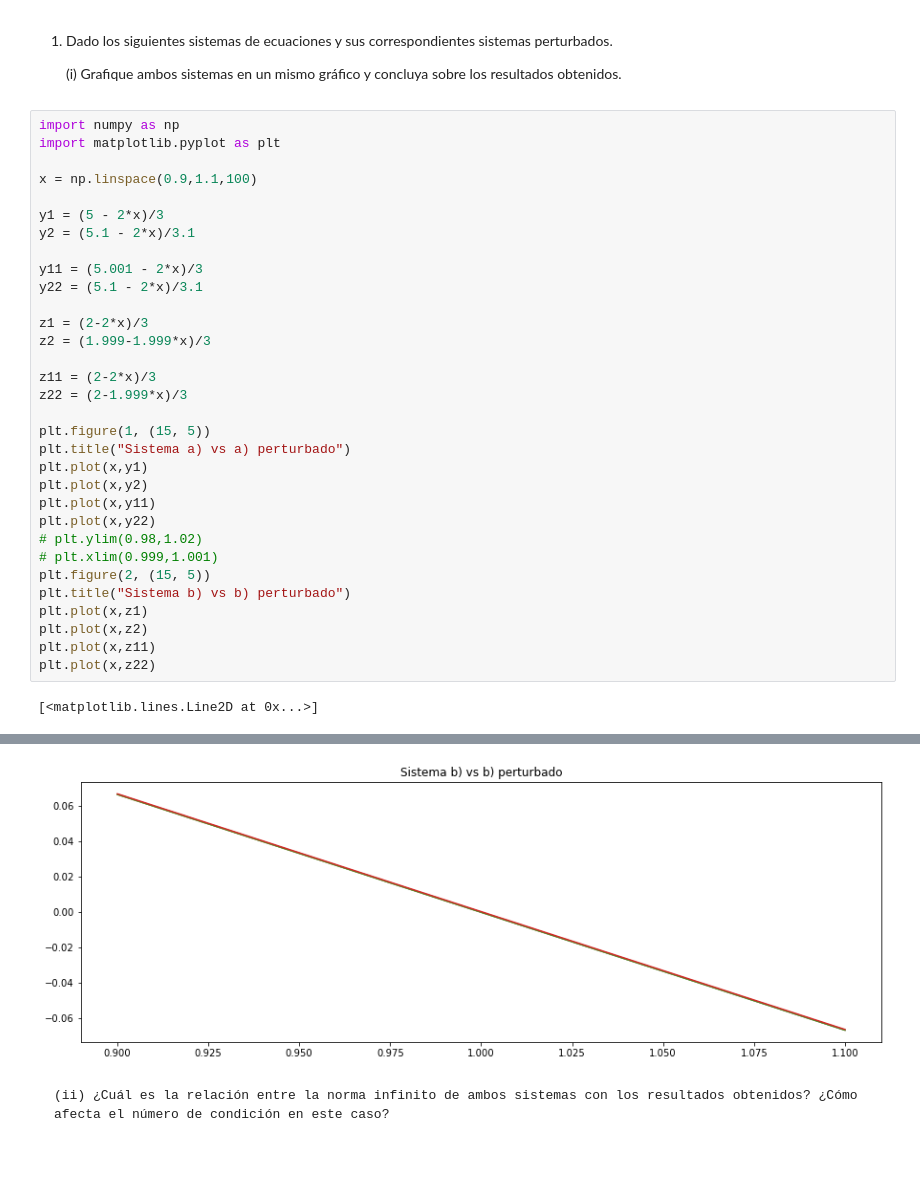
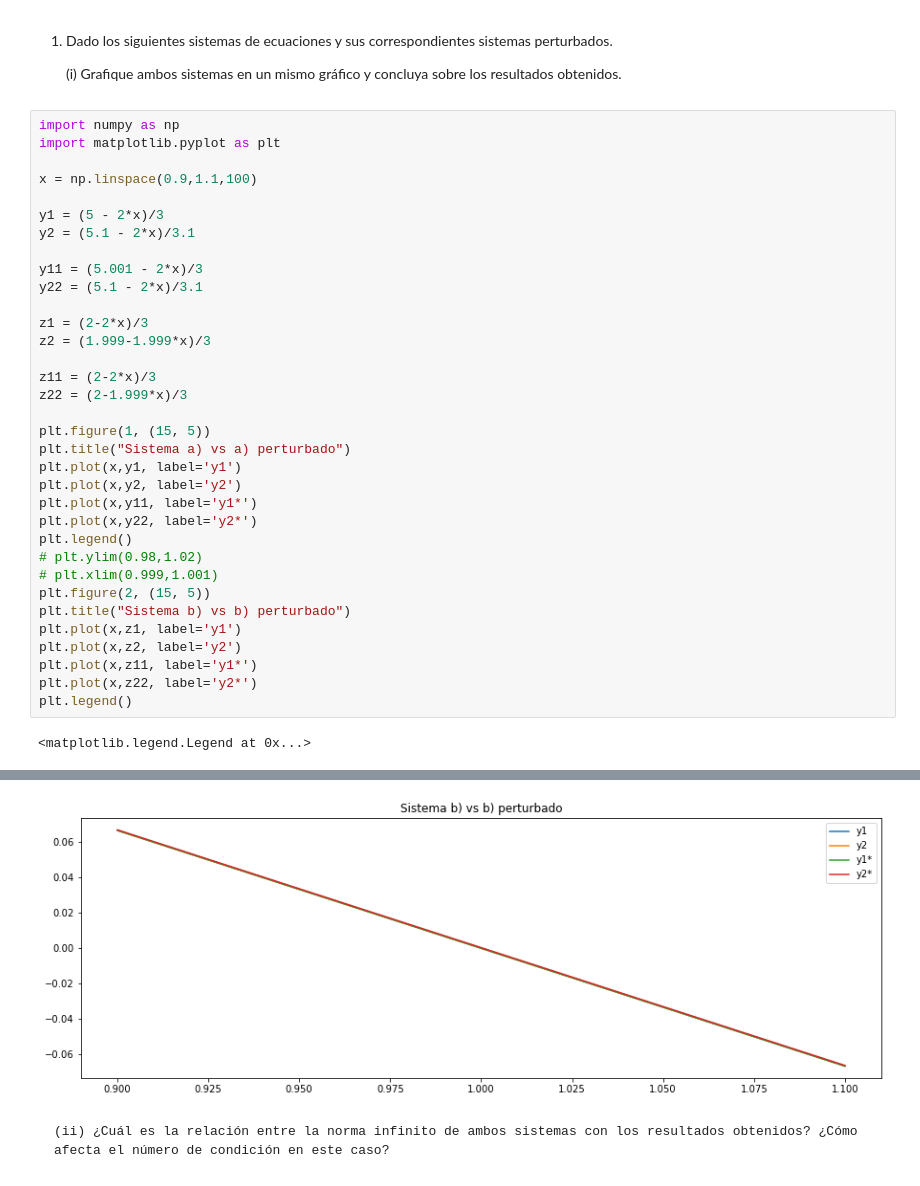
Before and after one commit to pablem/UNT-2022-NumericalAnalysis-python, a Jupyter notebook: tp3/tp3-sis-lin.ipynb, the cells around one changed output, grey strips where cells are left out. Saved outputs shown, nothing was run; the diff lists cells and outputs as text.

```diff
--- a/tp3/tp3-sis-lin.ipynb
+++ b/tp3/tp3-sis-lin.ipynb
@@ -25,17 +25,19 @@ z22 = (2-1.999*x)/3
 
 plt.figure(1, (15, 5))
 plt.title("Sistema a) vs a) perturbado")
-plt.plot(x,y1)
-plt.plot(x,y2)
-plt.plot(x,y11)
-plt.plot(x,y22)
+plt.plot(x,y1, label='y1')
+plt.plot(x,y2, label='y2')
+plt.plot(x,y11, label='y1*')
+plt.plot(x,y22, label='y2*')
+plt.legend()
 # plt.ylim(0.98,1.02)
 # plt.xlim(0.999,1.001)
 plt.figure(2, (15, 5))
 plt.title("Sistema b) vs b) perturbado")
-plt.plot(x,z1)
-plt.plot(x,z2)
-plt.plot(x,z11)
-plt.plot(x,z22)
+plt.plot(x,z1, label='y1')
+plt.plot(x,z2, label='y2')
+plt.plot(x,z11, label='y1*')
+plt.plot(x,z22, label='y2*')
+plt.legend()
 # %% [output]
-[<matplotlib.lines.Line2D at 0x...>]
+<matplotlib.legend.Legend at 0x...>
@@ -43,4 +45,4 @@ plt.plot(x,z22)
-[figure, old version]
+[figure, new version]
 # %% [markdown]
     (ii) ¿Cuál es la relación entre la norma infinito de ambos sistemas con los resultados obtenidos? ¿Cómo afecta el número de condición en este caso?
 # %% [markdown]
```
Also changed, not shown: parts of 15 cells of this notebook.
